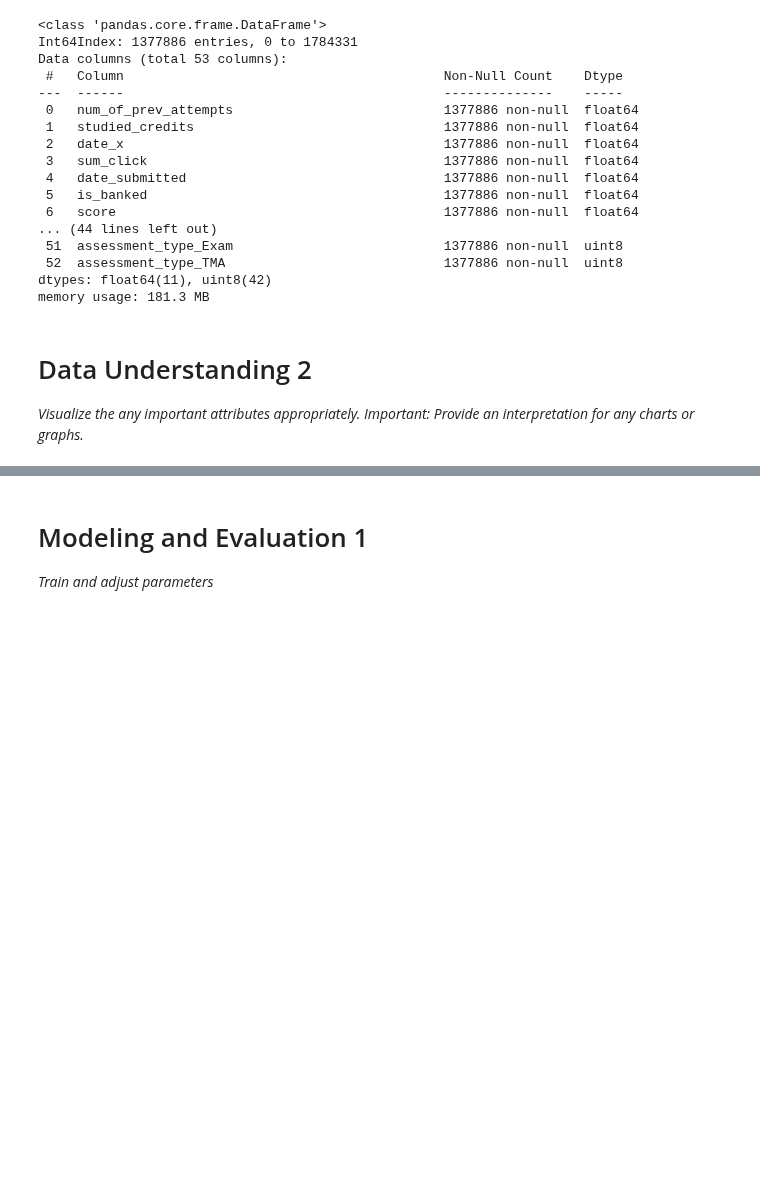
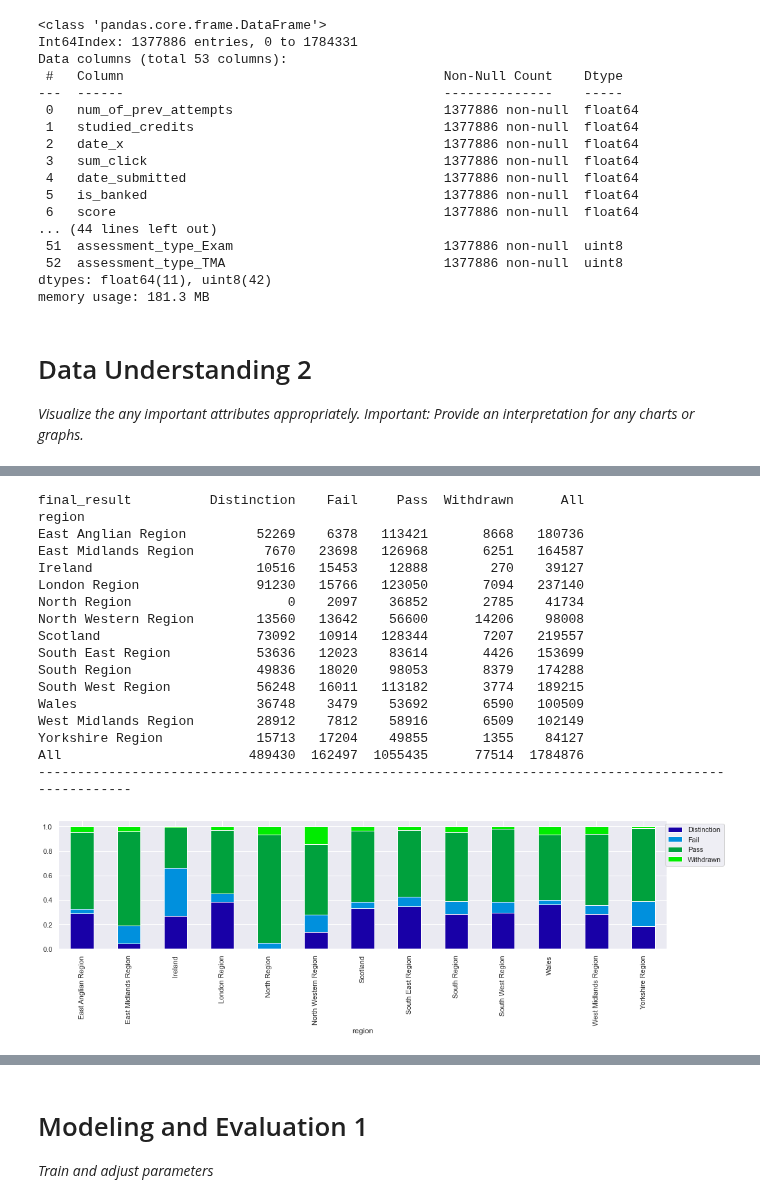
Before and after one commit to ChadKwong/DDSMachineLearning1, a Jupyter notebook: Lab 3/Lab 3.ipynb, the cells around one changed output, grey strips where cells are left out. Saved outputs shown, nothing was run; the diff lists cells and outputs as text; code cells hidden in the pictures; blank space fills up the shorter version.

```diff
--- a/Lab 3/Lab 3.ipynb
+++ b/Lab 3/Lab 3.ipynb
@@ -392,0 +449,21 @@ memory usage: 181.3 MB
+# %%
+stacked_plot(df["region"])
+# %% [output]
+final_result          Distinction    Fail     Pass  Withdrawn      All
+region
+East Anglian Region         52269    6378   113421       8668   180736
+East Midlands Region         7670   23698   126968       6251   164587
+Ireland                     10516   15453    12888        270    39127
+London Region               91230   15766   123050       7094   237140
+North Region                    0    2097    36852       2785    41734
+North Western Region        13560   13642    56600      14206    98008
+Scotland                    73092   10914   128344       7207   219557
+South East Region           53636   12023    83614       4426   153699
+South Region                49836   18020    98053       8379   174288
+South West Region           56248   16011   113182       3774   189215
+Wales                       36748    3479    53692       6590   100509
+West Midlands Region        28912    7812    58916       6509   102149
+Yorkshire Region            15713   17204    49855       1355    84127
+All                        489430  162497  1055435      77514  1784876
+----------------------------------------------------------------------------------------------------
+[figure, added]
```
Also changed, not shown: parts of 22 cells of this notebook.
